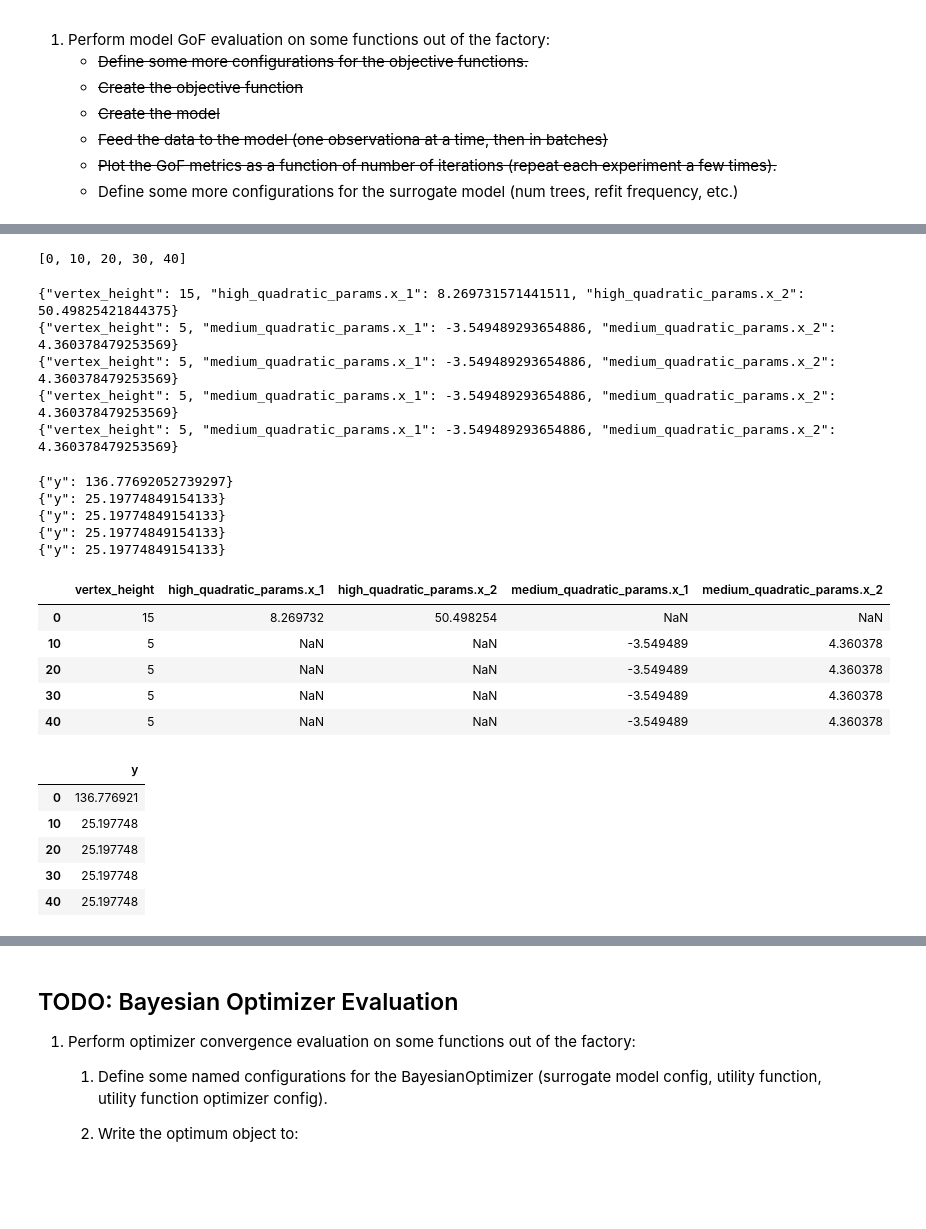
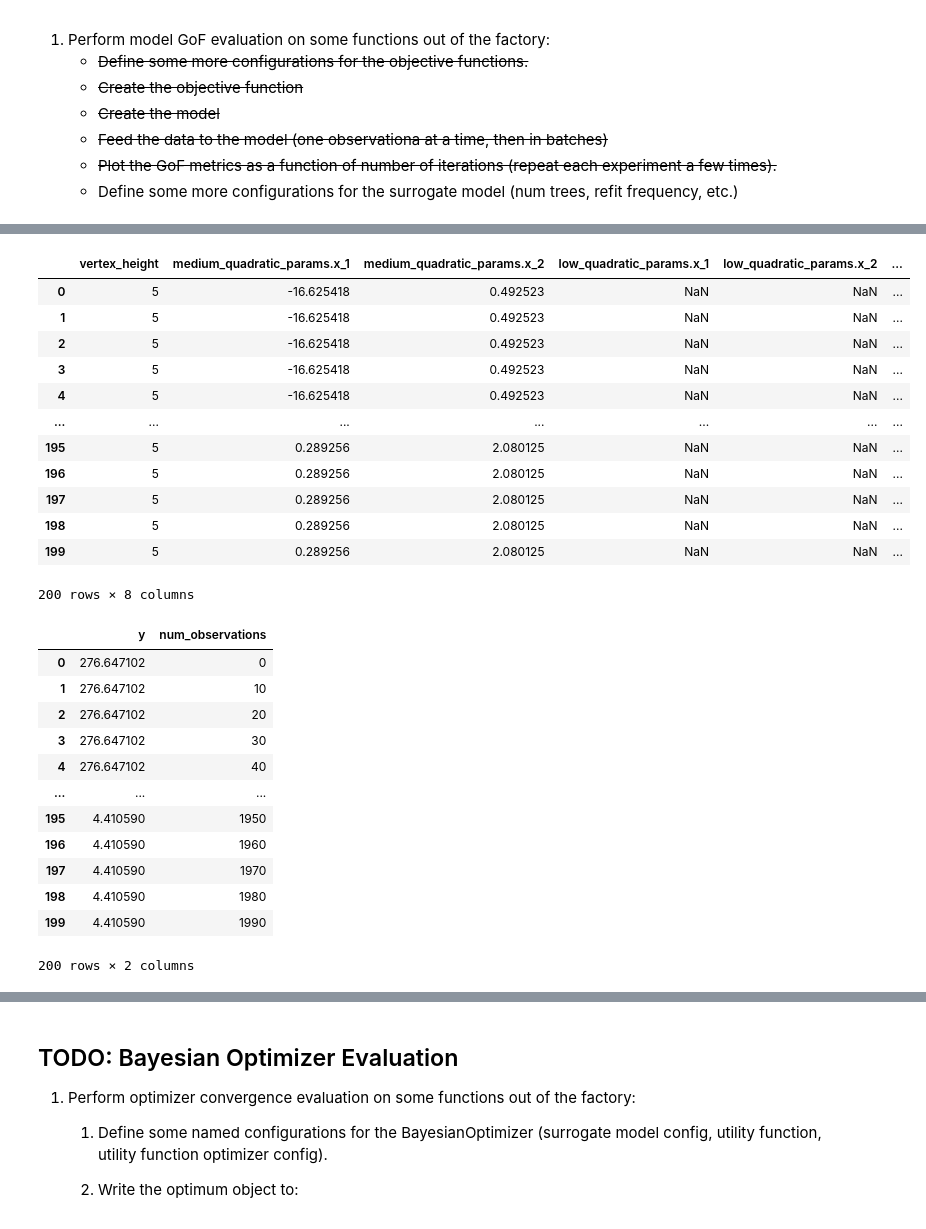
Before and after one commit to byte-sculptor/mlos_v2, a Jupyter notebook: source/Mlos.Notebooks/OptimizerEvaluationTools.ipynb, the cells around one changed output, grey strips where cells are left out. Cells and saved outputs as stored; diff of their text form; code cells hidden in the pictures; blank space fills up the shorter version.

Commit message:
Working on optimizing quadratic

```diff
--- a/source/Mlos.Notebooks/OptimizerEvaluationTools.ipynb
+++ b/source/Mlos.Notebooks/OptimizerEvaluationTools.ipynb
@@ -136,8 +158,16 @@ optimizer_factory = BayesianOptimizerFactory(grpc_channel=grpc.insecure_channel(
 # %%
+optimizer_config = bayesian_optimizer_config_store.default
+optimizer_config.fraction_random_suggestions = 0.2
+optimizer_config.experiment_designer_config.glow_worm_swarm_optimizer_config.num_iterations = 50
+optimizer_config.min_samples_required_for_guided_design_of_experiments = 1000
+
+print(optimizer_config.to_json(indent=2))
+
+
 # Let's instantiate the optimizer.
-# TODO: right now we just go with the default config - add ConfigStore to the optimizer, and once that's done, select a config here.
 #
 optimizer = optimizer_factory.create_remote_optimizer(
+    optimizer_config=optimizer_config,
     optimization_problem=OptimizationProblem(
         parameter_space=objective_function.parameter_space,
         objective_space=objective_function.output_space,
@@ -154,7 +202,7 @@ best_observations = []
 from mlos.Optimizers.OptimumDefinition import OptimumDefinition
 
 
-num_iterations = 5
+num_iterations = 200
 num_samples_per_iteration = 10
 
 for i in range(num_iterations):
@@ -167,50 +215,46 @@ for i in range(num_iterations):
     best_observation_iteration_ids.append(num_registered_observations)
     best_observation_configs.append(best_observation_config)
     best_observations.append(best_observation)
-# %%
-best_observation_iteration_ids
-# %% [output]
-[0, 10, 20, 30, 40]
-# %%
-for config in best_observation_configs:
-    print(config)
-# %% [output]
-{"vertex_height": 15, "high_quadratic_params.x_1": 8.269731571441511, "high_quadratic_params.x_2": 50.49825421844375}
-{"vertex_height": 5, "medium_quadratic_params.x_1": -3.549489293654886, "medium_quadratic_params.x_2": 4.360378479253569}
-{"vertex_height": 5, "medium_quadratic_params.x_1": -3.549489293654886, "medium_quadratic_params.x_2": 4.360378479253569}
-{"vertex_height": 5, "medium_quadratic_params.x_1": -3.549489293654886, "medium_quadratic_params.x_2": 4.360378479253569}
-{"vertex_height": 5, "medium_quadratic_params.x_1": -3.549489293654886, "medium_quadratic_params.x_2": 4.360378479253569}
-# %%
-for best_observation in best_observations:
-    print(best_observation)
-# %% [output]
-{"y": 136.77692052739297}
-{"y": 25.19774849154133}
-{"y": 25.19774849154133}
-{"y": 25.19774849154133}
-{"y": 25.19774849154133}
 # %%
 # Configs df
 #
-pd.DataFrame([config.to_dict() for config in best_observation_configs], index=best_observation_iteration_ids)
+configs_df = pd.DataFrame([config.to_dict() for config in best_observation_configs])
+configs_df['num_observations'] = best_observation_iteration_ids
+configs_df
 # %% [output]
-|  | vertex_height | high_quadratic_params.x_1 | high_quadratic_params.x_2 | medium_quadratic_params.x_1 | medium_quadratic_params.x_2 |
-| 0 | 15 | 8.269732 | 50.498254 | NaN | NaN |
-| 10 | 5 | NaN | NaN | -3.549489 | 4.360378 |
-| 20 | 5 | NaN | NaN | -3.549489 | 4.360378 |
-| 30 | 5 | NaN | NaN | -3.549489 | 4.360378 |
-| 40 | 5 | NaN | NaN | -3.549489 | 4.360378 |
+|  | vertex_height | medium_quadratic_params.x_1 | medium_quadratic_params.x_2 | low_quadratic_params.x_1 | low_quadratic_params.x_2 | ... |
+| 0 | 5 | -16.625418 | 0.492523 | NaN | NaN | ... |
+| 1 | 5 | -16.625418 | 0.492523 | NaN | NaN | ... |
+| 2 | 5 | -16.625418 | 0.492523 | NaN | NaN | ... |
+| 3 | 5 | -16.625418 | 0.492523 | NaN | NaN | ... |
+| 4 | 5 | -16.625418 | 0.492523 | NaN | NaN | ... |
+| ... | ... | ... | ... | ... | ... | ... |
+| 195 | 5 | 0.289256 | 2.080125 | NaN | NaN | ... |
+| 196 | 5 | 0.289256 | 2.080125 | NaN | NaN | ... |
+| 197 | 5 | 0.289256 | 2.080125 | NaN | NaN | ... |
+| 198 | 5 | 0.289256 | 2.080125 | NaN | NaN | ... |
+| 199 | 5 | 0.289256 | 2.080125 | NaN | NaN | ... |
+200 rows × 8 columns
 # %%
 # Optima df
 #
-pd.DataFrame([observation.to_dict() for observation in best_observations], index=best_observation_iteration_ids)
+best_observation_df = pd.DataFrame([observation.to_dict() for observation in best_observations])
+best_observation_df['num_observations'] = best_observation_iteration_ids
+best_observation_df
 # %% [output]
-|  | y |
-| 0 | 136.776921 |
-| 10 | 25.197748 |
-| 20 | 25.197748 |
-| 30 | 25.197748 |
-| 40 | 25.197748 |
+|  | y | num_observations |
+| 0 | 276.647102 | 0 |
+| 1 | 276.647102 | 10 |
+| 2 | 276.647102 | 20 |
+| 3 | 276.647102 | 30 |
+| 4 | 276.647102 | 40 |
+| ... | ... | ... |
+| 195 | 4.410590 | 1950 |
+| 196 | 4.410590 | 1960 |
+| 197 | 4.410590 | 1970 |
+| 198 | 4.410590 | 1980 |
+| 199 | 4.410590 | 1990 |
+200 rows × 2 columns
 # %%
 from mlos.Optimizers.RegressionModels.GoodnessOfFitMetrics import DataSetType
 
```
Also changed, not shown: parts of 6 cells of this notebook, 3 other files.
